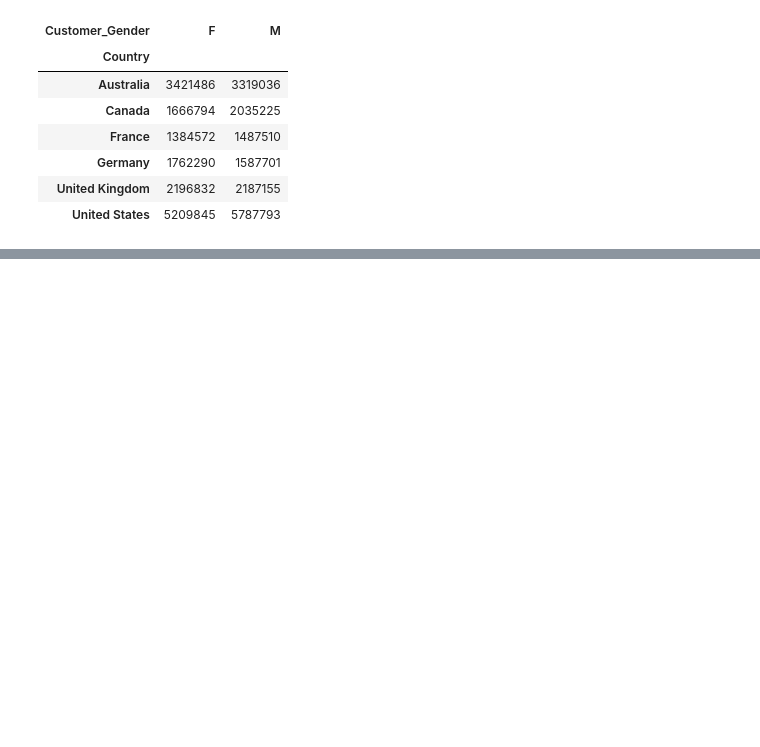
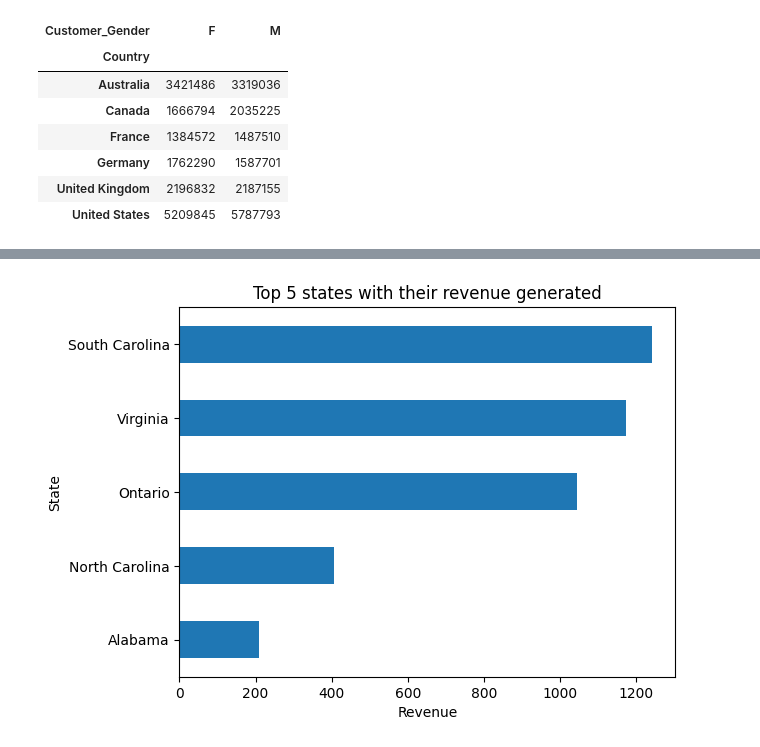
Before and after one commit to Joshyballa/Joshyballa, a Jupyter notebook: python_project.ipynb, the cells around one changed output, grey strips where cells are left out. Saved outputs shown, nothing was run; the diff lists cells and outputs as text; code cells hidden in the pictures; blank space fills up the shorter version.

```diff
--- a/python_project.ipynb
+++ b/python_project.ipynb
@@ -171,0 +155,9 @@ data.plot(x='Revenue', y='Profit',  kind='scatter')
+# %%
+#using bar chart to show the top 5 states with their revenue generated .
+data.groupby('State')['Revenue'].sum().sort_values(ascending=True).head(5).plot(kind='barh')
+plt.title('Top 5 states with their revenue generated')
+plt.xlabel('Revenue')
+plt.ylabel('State')
+plt.show()
+# %% [output]
+[figure, added]
```
Also changed, not shown: parts of 13 cells of this notebook.
